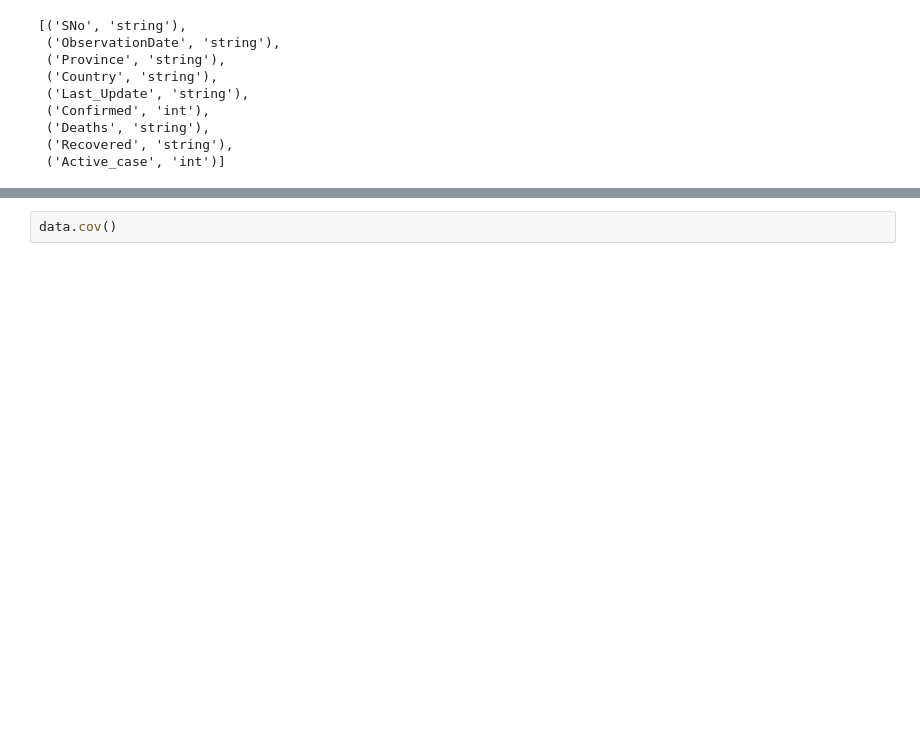
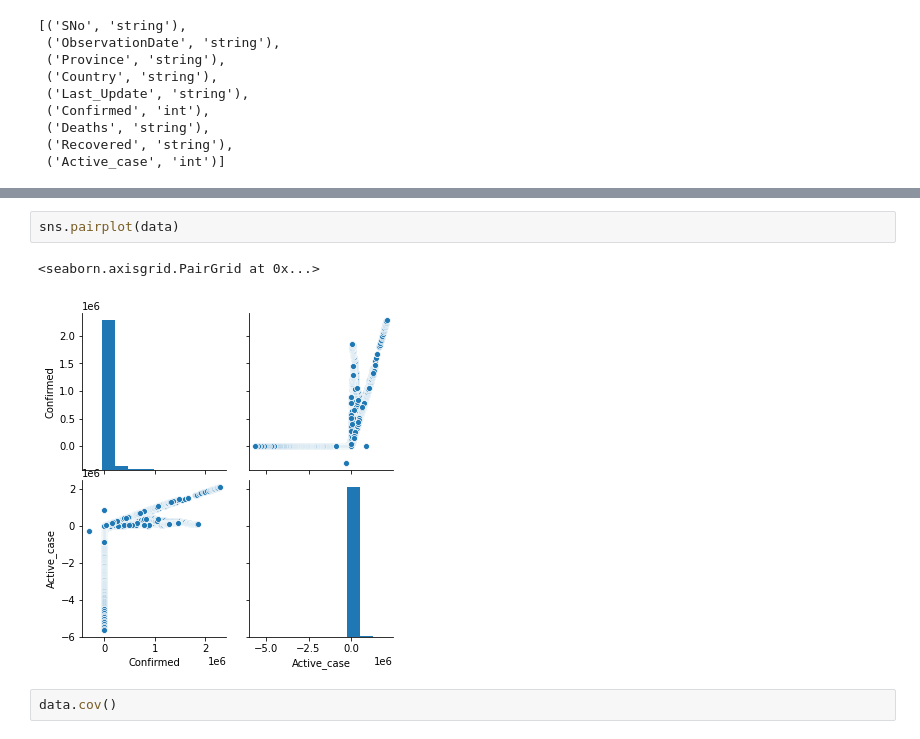
Before and after one commit to FirasDev/SUAS-Project-Spark-ML, a Jupyter notebook: Covid19_Spark_ML.ipynb, the cells around one changed output, grey strips where cells are left out. Cells and saved outputs as stored; diff of their text form; blank space fills up the shorter version.

```diff
--- a/Covid19_Spark_ML.ipynb
+++ b/Covid19_Spark_ML.ipynb
@@ -114,3 +143,8 @@ sns.boxplot(x="Confirmed" , y="Deaths" , data=data)
+# %%
+sns.pairplot(data)
+# %% [output]
+<seaborn.axisgrid.PairGrid at 0x...>
+[figure, added]
 # %%
 data.cov()
 # %% [output]
```
Also changed, not shown: parts of 35 cells of this notebook, 2 other files.
